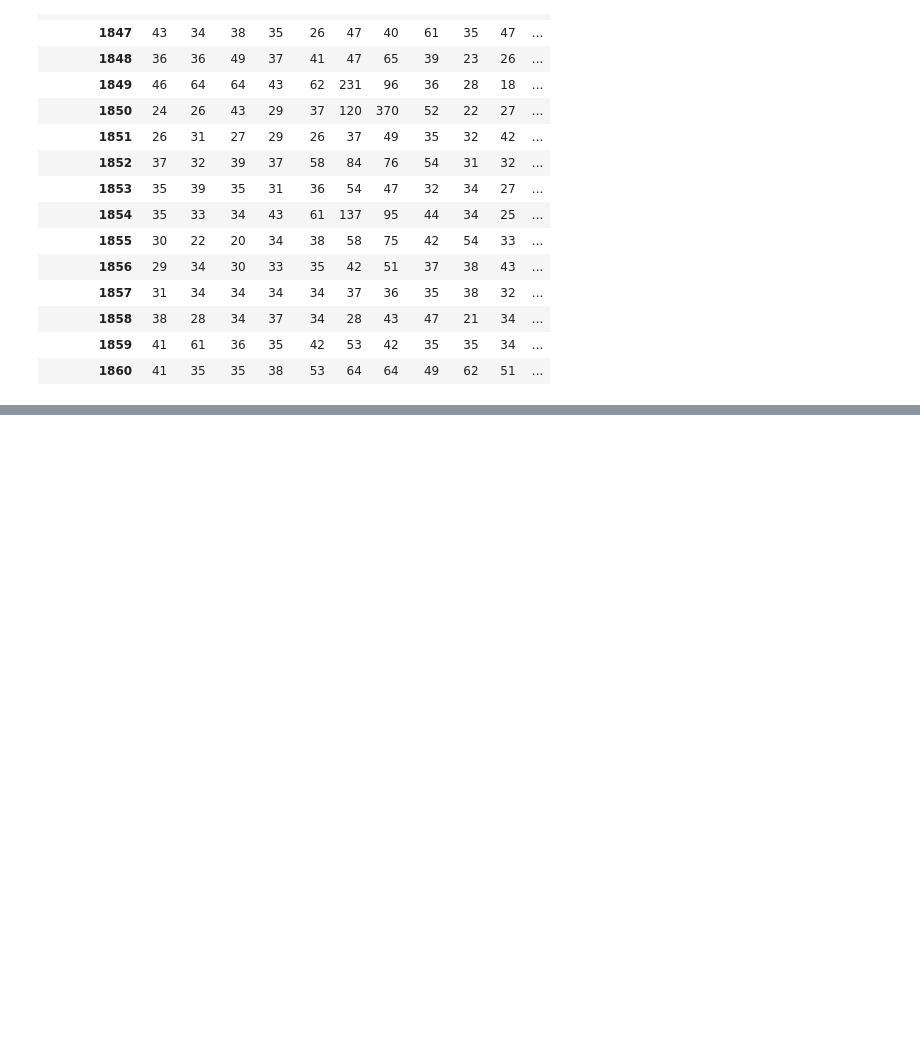
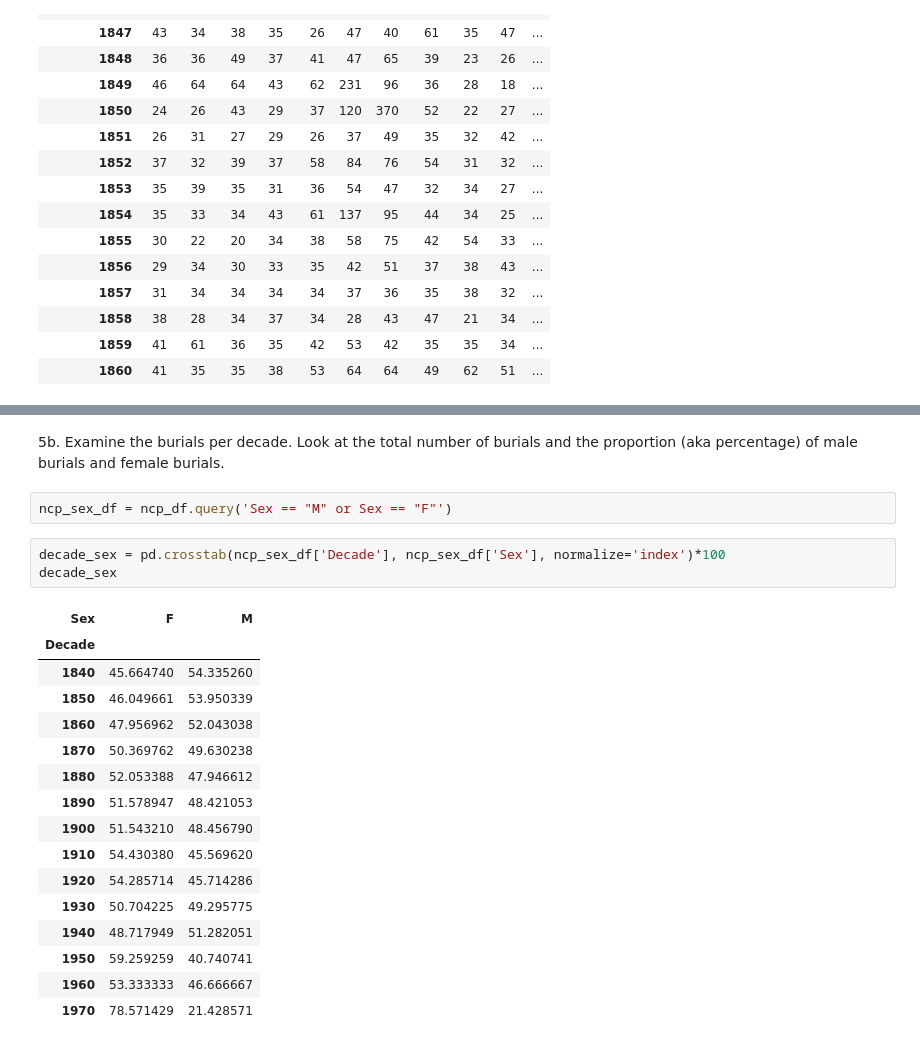
Before and after one commit to NSS-Data-Analytics-Cohort-10/advanced-pandas-t-white-21, a Jupyter notebook: notebook/nc_project.ipynb, the cells around one changed output, grey strips where cells are left out. Cells and saved outputs as stored; diff of their text form; blank space fills up the shorter version.

```diff
--- a/notebook/nc_project.ipynb
+++ b/notebook/nc_project.ipynb
@@ -204,0 +206,24 @@ ncp_df
+# %% [markdown]
+  5b. Examine the burials per decade. Look at the total number of burials and the proportion (aka percentage) of male burials and female burials.
+# %%
+ncp_sex_df = ncp_df.query('Sex == "M" or Sex == "F"')
+# %%
+decade_sex = pd.crosstab(ncp_sex_df['Decade'], ncp_sex_df['Sex'], normalize='index')*100
+decade_sex
+# %% [output]
+| Sex | F | M |
+| Decade |  |  |
+| 1840 | 45.664740 | 54.335260 |
+| 1850 | 46.049661 | 53.950339 |
+| 1860 | 47.956962 | 52.043038 |
+| 1870 | 50.369762 | 49.630238 |
+| 1880 | 52.053388 | 47.946612 |
+| 1890 | 51.578947 | 48.421053 |
+| 1900 | 51.543210 | 48.456790 |
+| 1910 | 54.430380 | 45.569620 |
+| 1920 | 54.285714 | 45.714286 |
+| 1930 | 50.704225 | 49.295775 |
+| 1940 | 48.717949 | 51.282051 |
+| 1950 | 59.259259 | 40.740741 |
+| 1960 | 53.333333 | 46.666667 |
+| 1970 | 78.571429 | 21.428571 |
```
Also changed, not shown: parts of 19 cells of this notebook.
